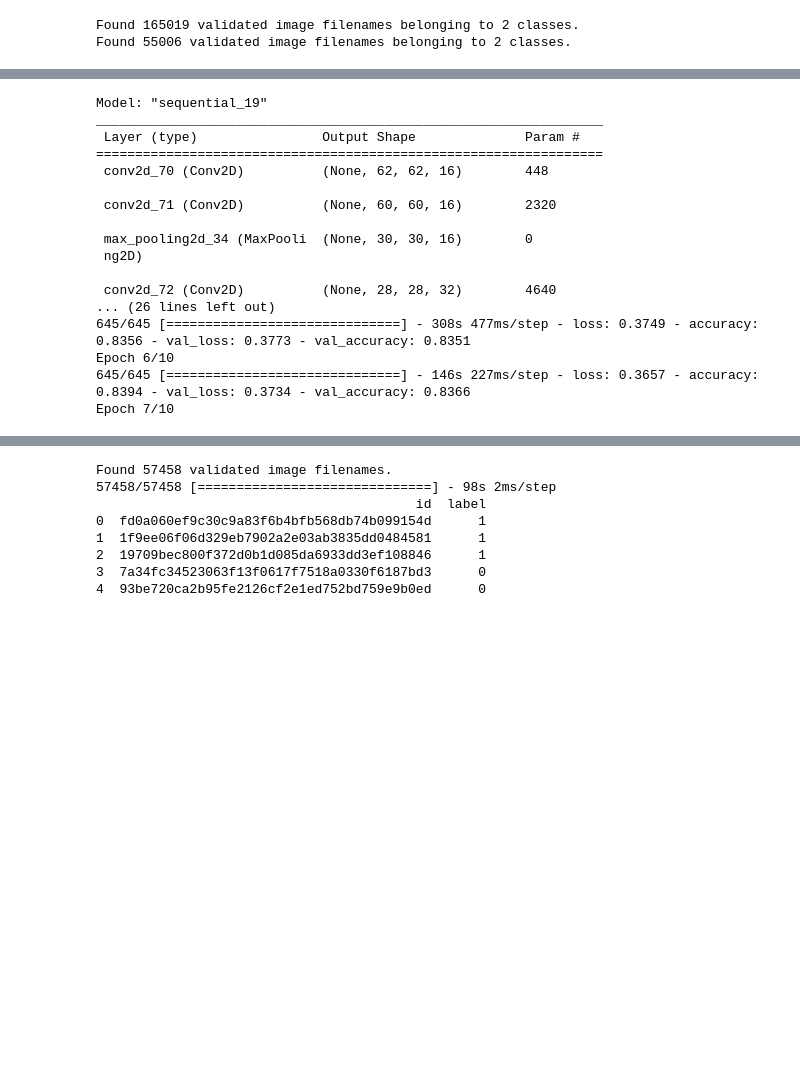
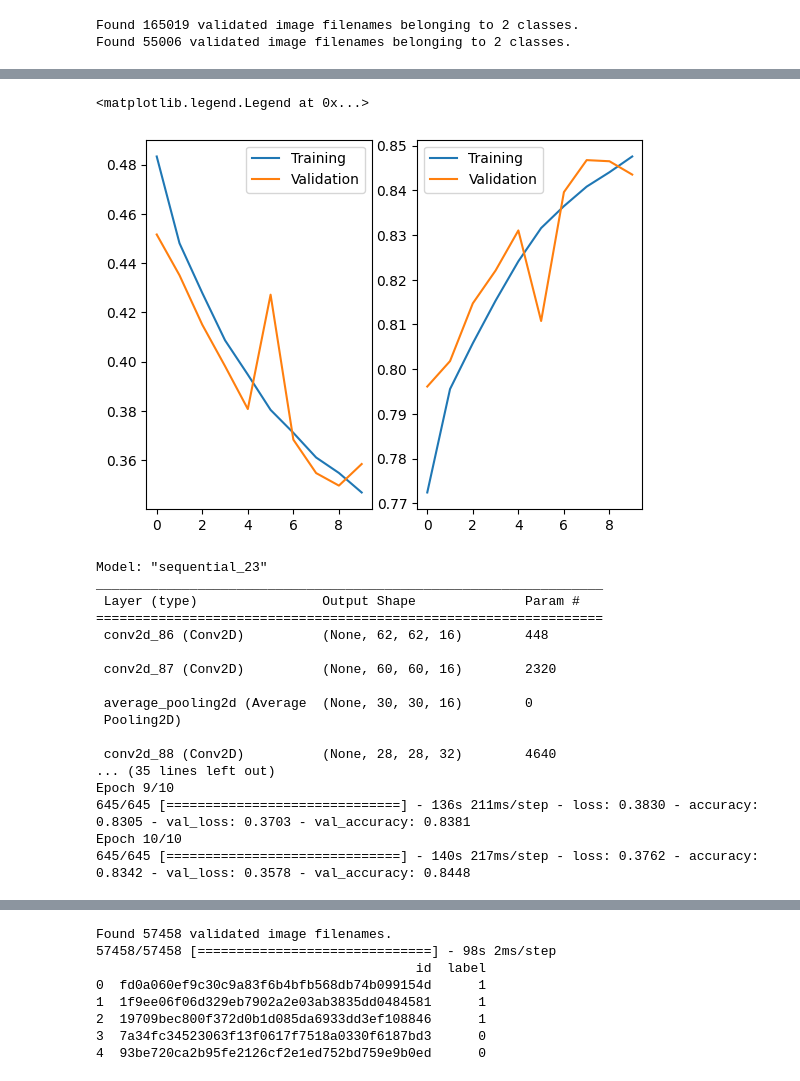
Before and after one commit to LeonardoClemente/LeetCode-Solutions, a Jupyter notebook: Deep Learning Course/copy_hispathologic_cancer_detection copy.ipynb, the cells around one changed output, grey strips where cells are left out. Cells and saved outputs as stored; diff of their text form; code cells hidden in the pictures; blank space fills up the shorter version.

```diff
--- a/Deep Learning Course/copy_hispathologic_cancer_detection copy.ipynb
+++ b/Deep Learning Course/copy_hispathologic_cancer_detection copy.ipynb
@@ -105,0 +120,22 @@ Found 55006 validated image filenames belonging to 2 classes.
+# %%
+model1 = keras.Sequential()
+
+model1.add( Conv2D(16, (3,3), activation='relu',  input_shape=(im_size[0], im_size[1], 3)) )
+model1.add( Conv2D(16, (3,3), activation='relu') )
+model1.add(MaxPool2D(pool_size=(2,2)))
+
+model1.add( Conv2D(32, (3,3), activation='relu') )
+model1.add( Conv2D(32, (3,3), activation='relu') )
+model1.add(MaxPool2D(pool_size=(2,2)))
+
+model1.add(Flatten())
+model1.add(Dense(256, activation='relu'))
+model1.add(Dense(1, activation='sigmoid'))
+
+model1.build(input_shape=(batch_size,im_size[0],im_size[1],3))
+model1.summary()
+
+
+opt = Adam(learning_rate=0.0001)
+model1.compile(optimizer=opt, loss='binary_crossentropy', metrics=['accuracy'])
+hist = model1.fit(training_data_gen, validation_data=validation_data_gen, epochs=10)
@@ -106,42 +160,55 @@ Found 55006 validated image filenames belonging to 2 classes.
+# %%
+f, axes = plt.subplots(1,2)
+
+
+axes[0].plot(hist.history['loss'], label='Training')
+axes[0].plot(hist.history['val_loss'], label='Validation')
+axes[0].legend()
+
+axes[1].plot(hist.history['accuracy'], label='Training')
+axes[1].plot(hist.history['val_accuracy'], label='Validation')
+axes[1].legend()
+# %% [output]
+<matplotlib.legend.Legend at 0x...>
+[figure, added]
 # %%
-
-
 model2 = keras.Sequential()
 
 model2.add( Conv2D(16, (3,3), activation='relu',  input_shape=(im_size[0], im_size[1], 3)) )
 model2.add( Conv2D(16, (3,3), activation='relu') )
-model2.add(MaxPool2D(pool_size=(2,2)))
+model2.add(AveragePooling2D(pool_size=(2,2)))
 
 model2.add( Conv2D(32, (3,3), activation='relu') )
 model2.add( Conv2D(32, (3,3), activation='relu') )
-model2.add(MaxPool2D(pool_size=(2,2)))
+model2.add(AveragePooling2D(pool_size=(2,2)))
 
 model2.add(Flatten())
+
 model2.add(Dense(256, activation='relu'))
+model2.add(Dropout(0.3))
 model2.add(Dense(1, activation='sigmoid'))
 
 model2.build(input_shape=(batch_size,im_size[0],im_size[1],3))
 model2.summary()
 
-
-opt = Adam(learning_rate=0.0001)
+opt = RMSprop(learning_rate=0.0001)
 model2.compile(optimizer=opt, loss='binary_crossentropy', metrics=['accuracy'])
-hist = model2.fit(train_data, validation_data=val_data, epochs=10)
+hist2 = model2.fit(training_data_gen, validation_data=validation_data_gen, epochs=10)
 # %% [output]
-Model: "sequential_19"
+Model: "sequential_23"
 _________________________________________________________________
  Layer (type)                Output Shape              Param #
 =================================================================
- conv2d_70 (Conv2D)          (None, 62, 62, 16)        448
+ conv2d_86 (Conv2D)          (None, 62, 62, 16)        448
 
- conv2d_71 (Conv2D)          (None, 60, 60, 16)        2320
+ conv2d_87 (Conv2D)          (None, 60, 60, 16)        2320
 
- max_pooling2d_34 (MaxPooli  (None, 30, 30, 16)        0
- ng2D)
+ average_pooling2d (Average  (None, 30, 30, 16)        0
+ Pooling2D)
 
- conv2d_72 (Conv2D)          (None, 28, 28, 32)        4640
-... (26 lines left out)
-645/645 [==============================] - 308s 477ms/step - loss: 0.3749 - accuracy: 0.8356 - val_loss: 0.3773 - val_accuracy: 0.8351
-Epoch 6/10
-645/645 [==============================] - 146s 227ms/step - loss: 0.3657 - accuracy: 0.8394 - val_loss: 0.3734 - val_accuracy: 0.8366
-Epoch 7/10
+ conv2d_88 (Conv2D)          (None, 28, 28, 32)        4640
+... (35 lines left out)
+Epoch 9/10
+645/645 [==============================] - 136s 211ms/step - loss: 0.3830 - accuracy: 0.8305 - val_loss: 0.3703 - val_accuracy: 0.8381
+Epoch 10/10
+645/645 [==============================] - 140s 217ms/step - loss: 0.3762 - accuracy: 0.8342 - val_loss: 0.3578 - val_accuracy: 0.8448
```
Also changed, not shown: parts of 14 cells of this notebook.
